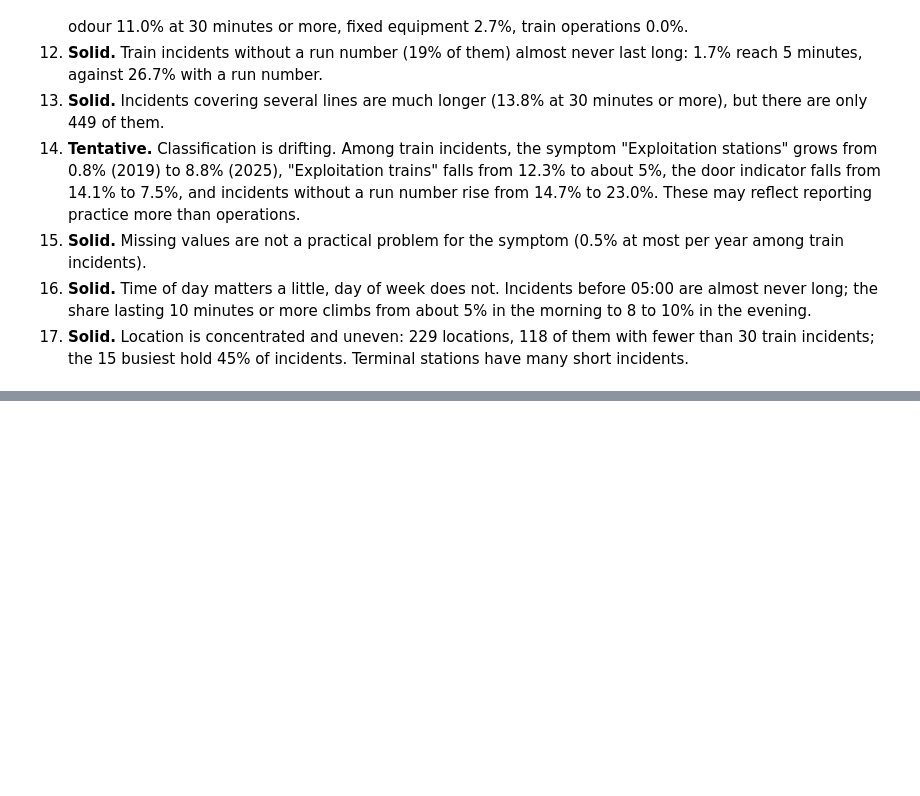
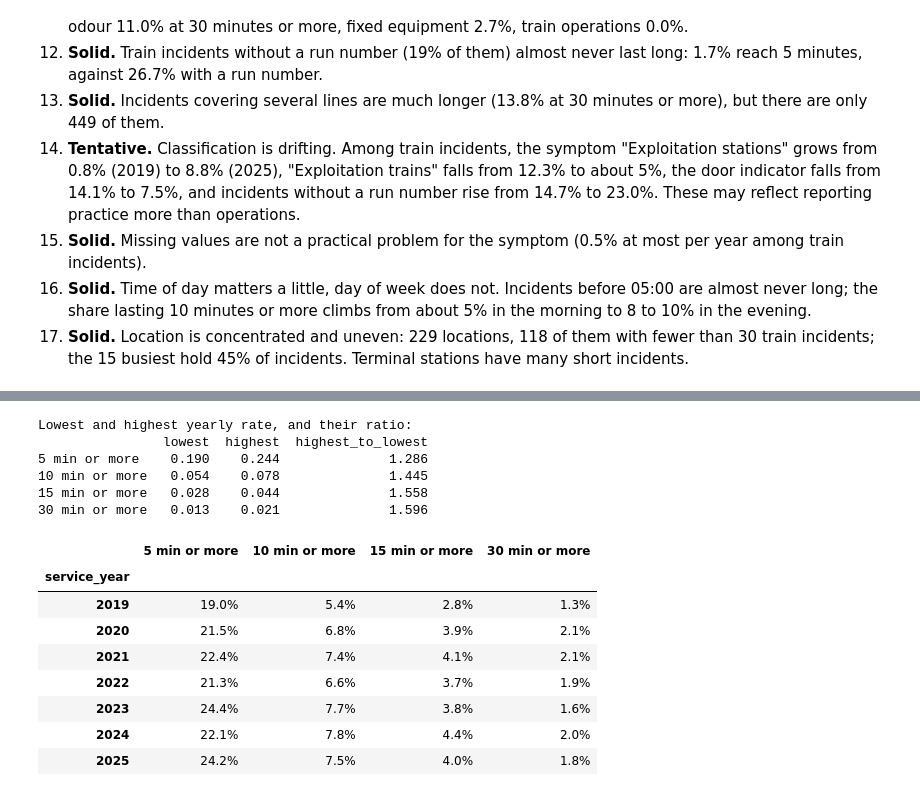
Before and after one commit to elcine/DS_challenge, a Jupyter notebook: notebooks/analysis.ipynb, the cells around one changed output, grey strips where cells are left out. Drawn from its saved outputs; the diff is of its cells as text; code cells hidden in the pictures; blank space fills up the shorter version.

```diff
--- a/notebooks/analysis.ipynb
+++ b/notebooks/analysis.ipynb
@@ -1128,0 +1184,25 @@ Each finding is tagged **solid** (directly supported by the data),
+# %%
+# The same as a rate per year, to see how stable each definition is over time.
+rate_by_year = positives_by_year.drop(columns="train_incidents").div(
+    positives_by_year["train_incidents"], axis=0
+)
+print("Lowest and highest yearly rate, and their ratio:")
+print(pd.DataFrame({"lowest": rate_by_year.min(), "highest": rate_by_year.max(),
+                    "highest_to_lowest": rate_by_year.max() / rate_by_year.min()}).round(3).to_string())
+rate_by_year.style.format("{:.1%}")
+# %% [output]
+Lowest and highest yearly rate, and their ratio:
+                lowest  highest  highest_to_lowest
+5 min or more    0.190    0.244              1.286
+10 min or more   0.054    0.078              1.445
+15 min or more   0.028    0.044              1.558
+30 min or more   0.013    0.021              1.596
+|  | 5 min or more | 10 min or more | 15 min or more | 30 min or more |
+| service_year |  |  |  |  |
+| 2019 | 19.0% | 5.4% | 2.8% | 1.3% |
+| 2020 | 21.5% | 6.8% | 3.9% | 2.1% |
+| 2021 | 22.4% | 7.4% | 4.1% | 2.1% |
+| 2022 | 21.3% | 6.6% | 3.7% | 1.9% |
+| 2023 | 24.4% | 7.7% | 3.8% | 1.6% |
+| 2024 | 22.1% | 7.8% | 4.4% | 2.0% |
+| 2025 | 24.2% | 7.5% | 4.0% | 1.8% |
```
Also changed, not shown: parts of 9 cells of this notebook, 2 other files.
